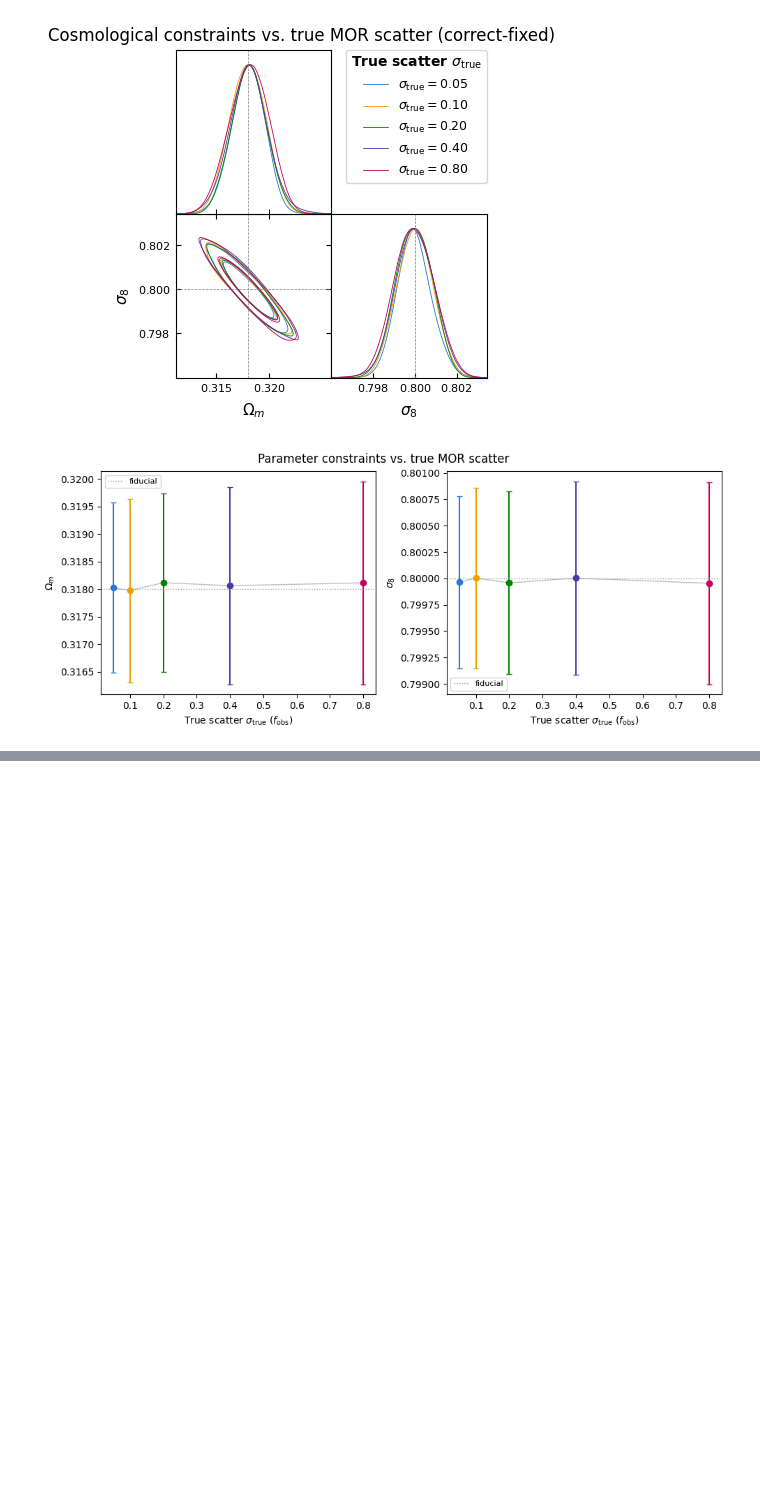
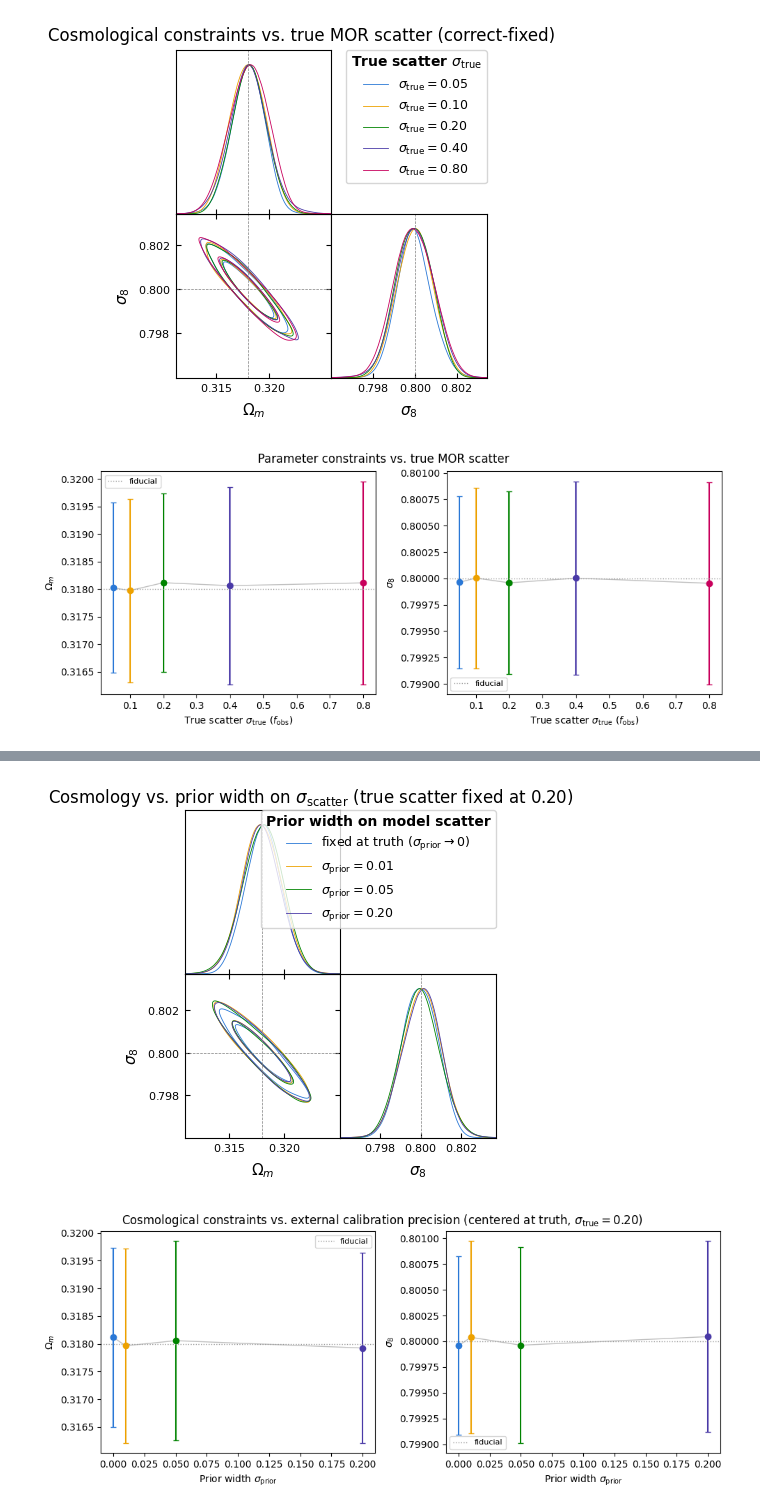
Before and after one commit to xtang126/hmf-mor-forecast, a Jupyter notebook: notebooks/v1_chains_contours.ipynb, the cells around one changed output, grey strips where cells are left out. Cells and saved outputs as stored; diff of their text form; code cells hidden in the pictures; blank space fills up the shorter version.

Commit message:
new plots

```diff
--- a/notebooks/v1_chains_contours.ipynb
+++ b/notebooks/v1_chains_contours.ipynb
@@ -504,0 +566,35 @@ Removed no burn in
+# %%
+
+
+# --------------------------------------------------------------
+# Triangle plot — joint posterior across prior widths
+# --------------------------------------------------------------
+g = scan_triangle(
+    scan_samples, plot_params,
+    legend_title="Prior width on model scatter",
+    filled=False,
+)
+g.fig.suptitle(
+    r"Cosmology vs. prior width on $\sigma_{\rm scatter}$ "
+    r"(true scatter fixed at 0.20)",
+    y=1.02,
+)
+plt.show()
+
+# --------------------------------------------------------------
+# Constraint-vs-axis plot — parameter width vs prior width
+# --------------------------------------------------------------
+fig, _ = scan_constraint_plot(
+    scan_samples, prior_widths, plot_params,
+    xlabel=r"Prior width $\sigma_{\rm prior}$",
+    ref_x=None,
+)
+fig.suptitle(
+    r"Cosmological constraints vs. external calibration precision"
+    r" (centered at truth, $\sigma_{\rm true}=0.20$)",
+    y=1.02,
+)
+plt.show()
+# %% [output]
+[figure, added]
+[figure, added]
```
Also changed, not shown: parts of 3 cells of this notebook, 15 other files.
